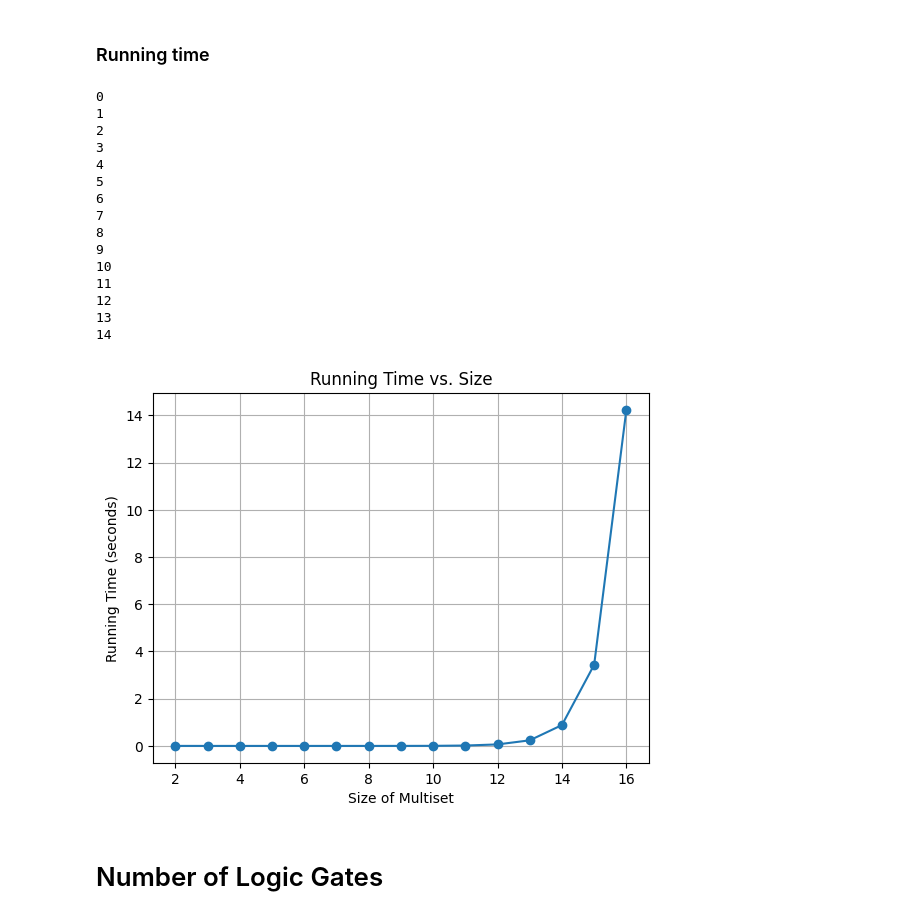
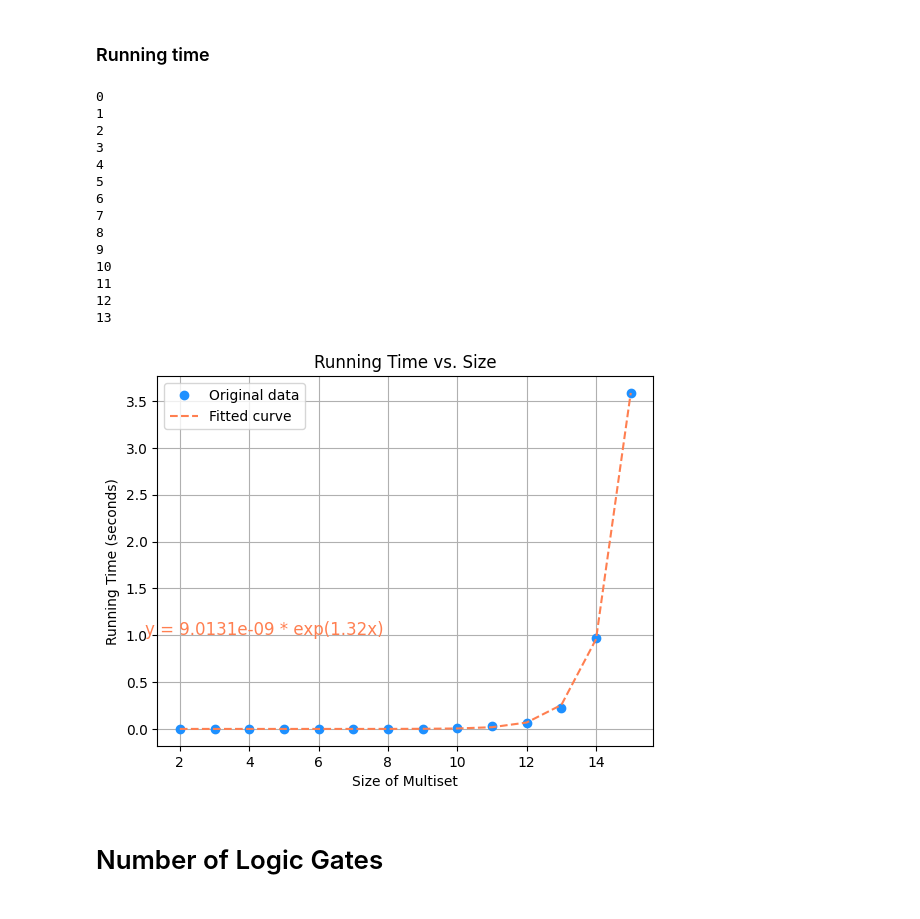
Before and after one commit to tinman2030/MIPT-Group7, a Jupyter notebook: analysis.ipynb, the cells around one changed output. Saved outputs shown, nothing was run; the diff lists cells and outputs as text; code cells hidden in the pictures.

Commit message:
added plotter anim and fitted curve

```diff
--- a/analysis.ipynb
+++ b/analysis.ipynb
@@ -5,6 +5,8 @@ import time
 import matplotlib.pyplot as plt
 from itertools import combinations
 import random
+import numpy as np
+from scipy.optimize import curve_fit
 
 def generate_random_numbers(n):
     return [random.random() for _ in range(n)]
@@ -33,7 +35,7 @@ def get_sums(combos, target):
 
 x = []
 y = []
-for i in range(15):
+for i in range(14):
     toAdd = generate_random_numbers(i+2)
 
     start_time = time.time()
@@ -41,36 +43,58 @@ for i in range(15):
     combos = make_combos(toAdd)
     result = get_sums(combos,5)
 
     end_time = time.time()
 
     runTime = end_time - start_time
     x.append(i+2)
     y.append(runTime)
     print(i)
 
-plt.plot(x, y, marker='o', linestyle='-')
+# Convert lists to numpy arrays for curve fitting
+x_data = np.array(x)
+y_data = np.array(y)
+
+# Define the function to fit (you need to define your function here)
+def fit_function(x, a, b):
+    return a * np.exp(b * x)  # This is just an example function, you should replace it with the function you want to fit
+
+# Perform the curve fitting
+popt, pcov = curve_fit(fit_function, x_data, y_data)
+
+# Plot the data
+plt.plot(x_data, y_data,"bo",label='Original data',color = 'dodgerblue')
+
+# Plot the fitted curve
+plt.plot(x_data, fit_function(x_data, *popt), 'r-', label='Fitted curve', color = 'coral', linestyle = '--')
+
+# Create a string representation of the fitted function
+fitted_function_str = f'y = {popt[0]:.4e} * exp({popt[1]:.2f}x)'
+
+# Annotate the plot with the equation of the fitted function
+plt.text(1, 1, fitted_function_str, fontsize=12, color='coral')
+
 plt.xlabel('Size of Multiset')
 plt.ylabel('Running Time (seconds)')
 plt.title('Running Time vs. Size')
+plt.legend()
 plt.grid(True)
 plt.show()
 # %% [output]
 0
 1
 2
 3
 4
 5
 6
 7
 8
 9
 10
 11
 12
 13
-14
-[figure, old version]
+[figure, new version]
 # %% [markdown]
 # Number of Logic Gates
 # %%
```
Also changed, not shown: parts of 1 cell of this notebook, 1 other file.
